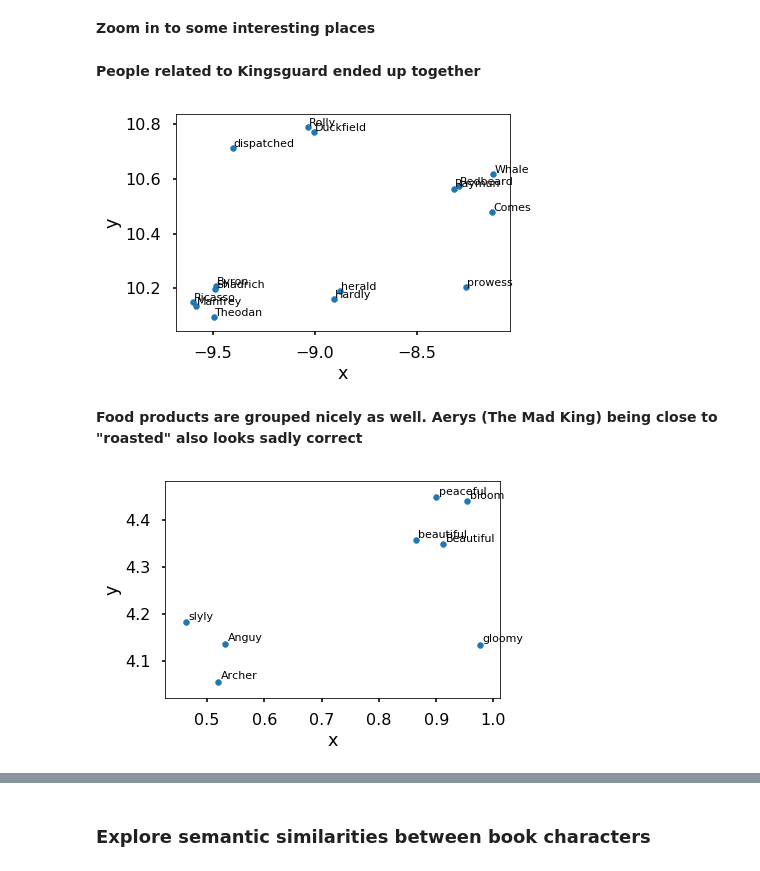
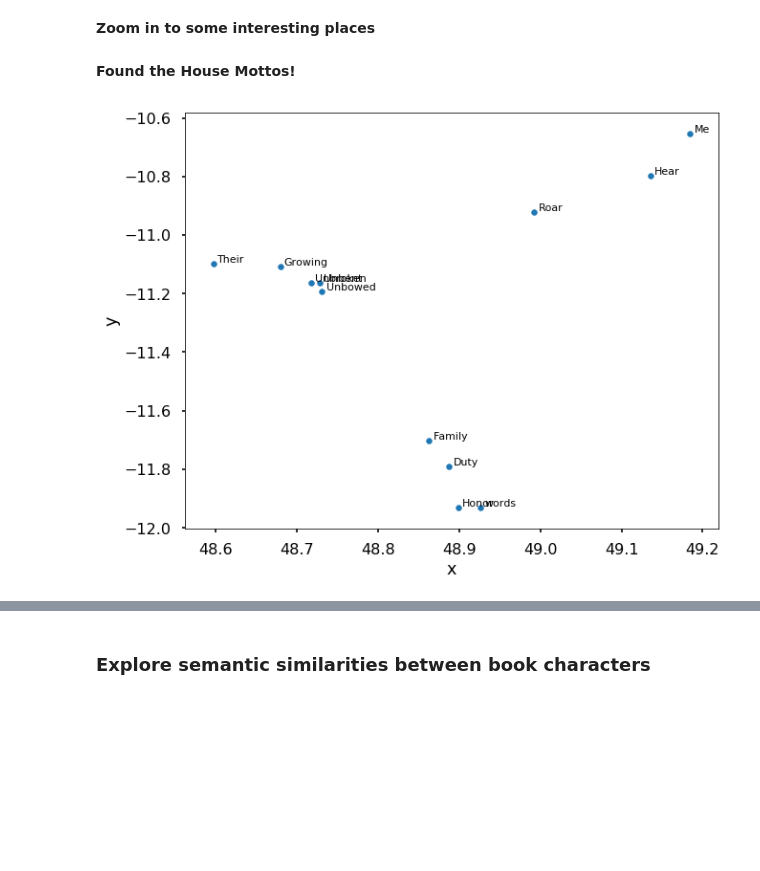
Before and after one commit to gabrielmsidik/nltk_python3_experiment, a Jupyter notebook: Thrones2Vec.ipynb, the cells around one changed output, grey strips where cells are left out. Saved outputs shown, nothing was run; the diff lists cells and outputs as text; code cells hidden in the pictures; blank space fills up the shorter version.

```diff
--- a/Thrones2Vec.ipynb
+++ b/Thrones2Vec.ipynb
@@ -283,18 +284,12 @@ def plot_region(x_bounds, y_bounds):
         (points.y <= y_bounds[1])
     ]
 
-    ax = slice.plot.scatter("x", "y", s=35, c=None)
+    ax = slice.plot.scatter("x", "y", s=35, c=None, figsize=(10, 8))
     for i, point in slice.iterrows():
         ax.text(point.x + 0.005, point.y + 0.005, point.word, fontsize=11)
-# %% [markdown]
-**People related to Kingsguard ended up together**
-# %%
-plot_region(x_bounds=(-10, -8), y_bounds=(10, 11))
-# %% [output]
-[figure, removed]
-# %% [markdown]
-**Food products are grouped nicely as well. Aerys (The Mad King) being close to "roasted" also looks sadly correct**
-# %%
-plot_region(x_bounds=(0, 1), y_bounds=(4, 4.5))
-# %% [output]
-[figure, removed]
+# %% [markdown]
+**Found the House Mottos!**
+# %%
+plot_region(x_bounds=(48.5, 49.5), y_bounds=(-12, -10))
+# %% [output]
+[figure, added]
```
Also changed, not shown: parts of 11 cells of this notebook.
